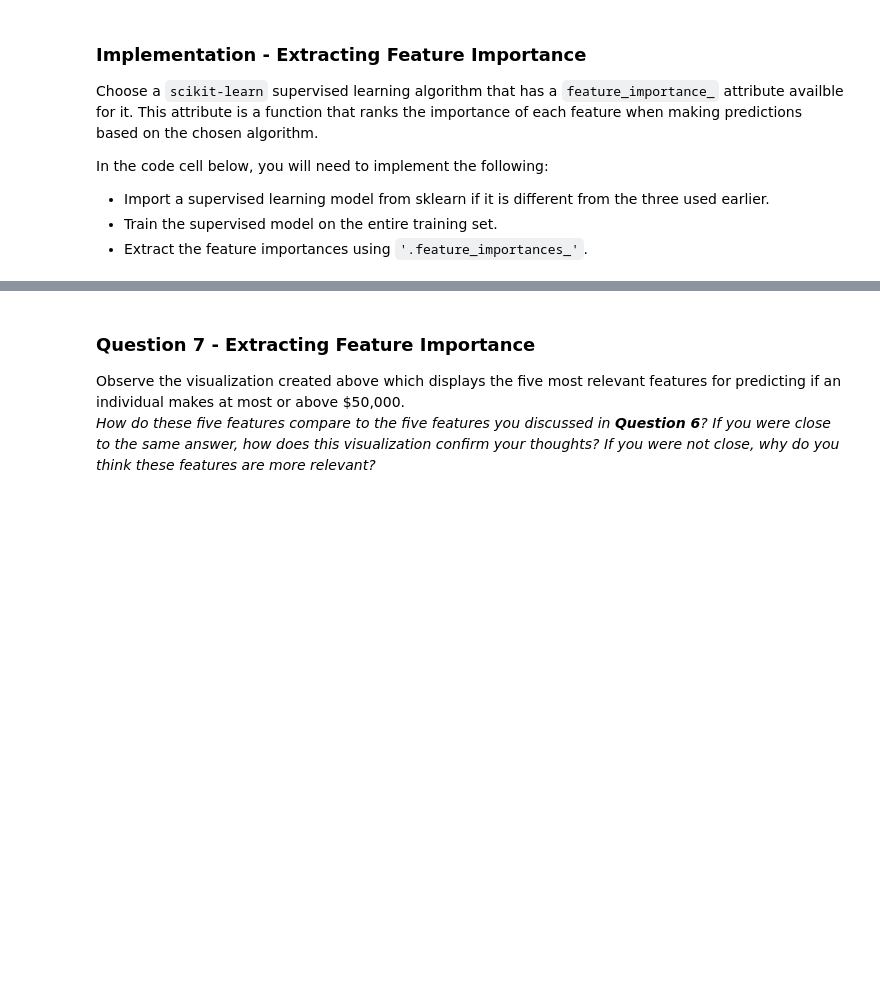
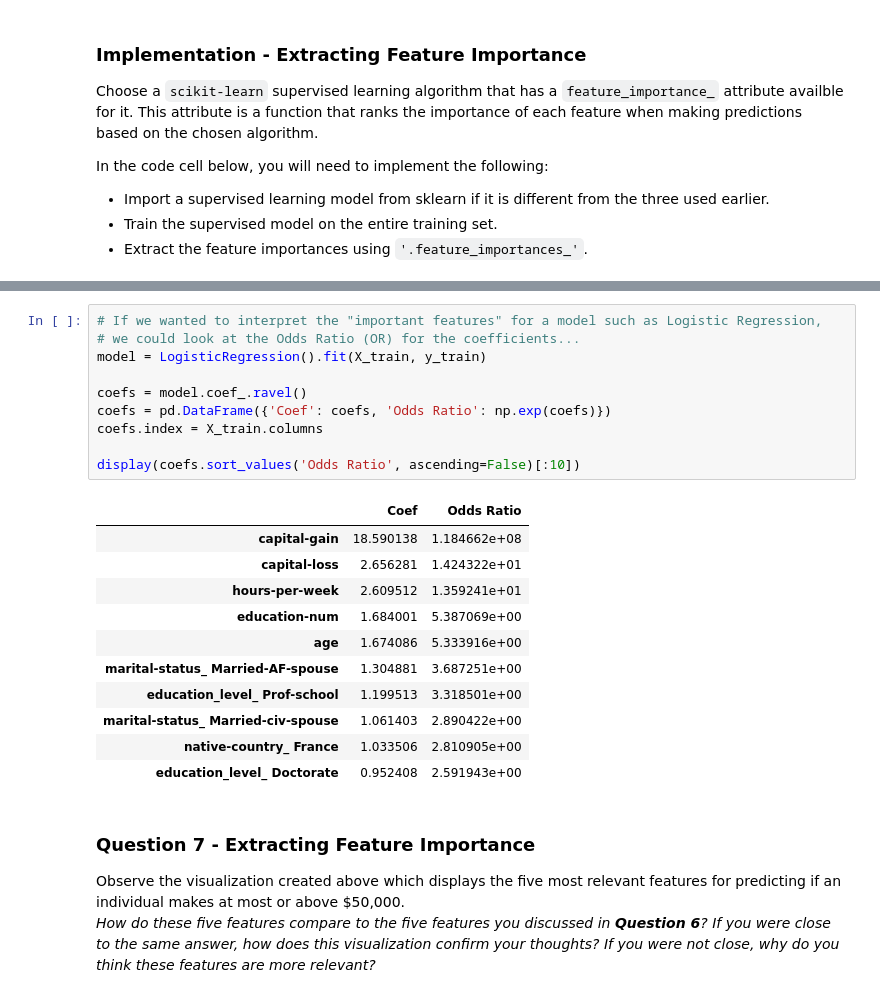
Before and after one commit to snbhanja/finding_donors, a Jupyter notebook: finding_donors.ipynb, the cells around one changed output, grey strips where cells are left out. Drawn from its saved outputs; the diff is of its cells as text; blank space fills up the shorter version.

```diff
--- a/finding_donors.ipynb
+++ b/finding_donors.ipynb
@@ -575,6 +589,28 @@ Model accuracy: 0.863018242123 , fscore:  0.73953385618
 | 39 | 0.0257507 | occupation_ Farming-fishing |
 | 54 | 0.0249573 | relationship_ Wife |
 | 42 | 0.0237199 | occupation_ Other-service |
+# %%
+# If we wanted to interpret the "important features" for a model such as Logistic Regression,
+# we could look at the Odds Ratio (OR) for the coefficients...
+model = LogisticRegression().fit(X_train, y_train)
+
+coefs = model.coef_.ravel()
+coefs = pd.DataFrame({'Coef': coefs, 'Odds Ratio': np.exp(coefs)})
+coefs.index = X_train.columns
+
+display(coefs.sort_values('Odds Ratio', ascending=False)[:10])
+# %% [output]
+|  | Coef | Odds Ratio |
+| capital-gain | 18.590138 | 1.184662e+08 |
+| capital-loss | 2.656281 | 1.424322e+01 |
+| hours-per-week | 2.609512 | 1.359241e+01 |
+| education-num | 1.684001 | 5.387069e+00 |
+| age | 1.674086 | 5.333916e+00 |
+| marital-status_ Married-AF-spouse | 1.304881 | 3.687251e+00 |
+| education_level_ Prof-school | 1.199513 | 3.318501e+00 |
+| marital-status_ Married-civ-spouse | 1.061403 | 2.890422e+00 |
+| native-country_ France | 1.033506 | 2.810905e+00 |
+| education_level_ Doctorate | 0.952408 | 2.591943e+00 |
 # %% [markdown]
 ### Question 7 - Extracting Feature Importance
 
```
Also changed, not shown: parts of 8 cells of this notebook, 1 other file.
